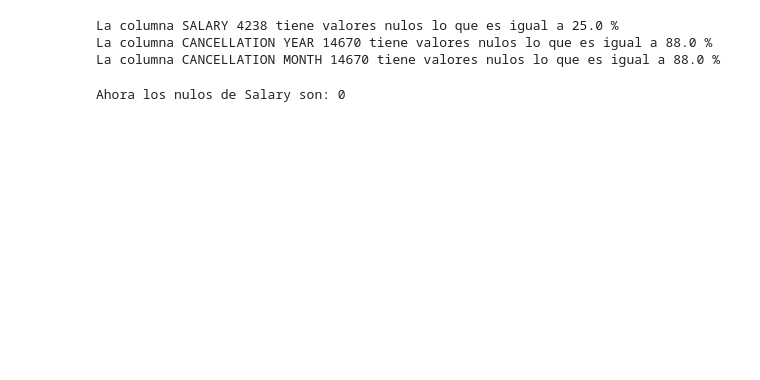
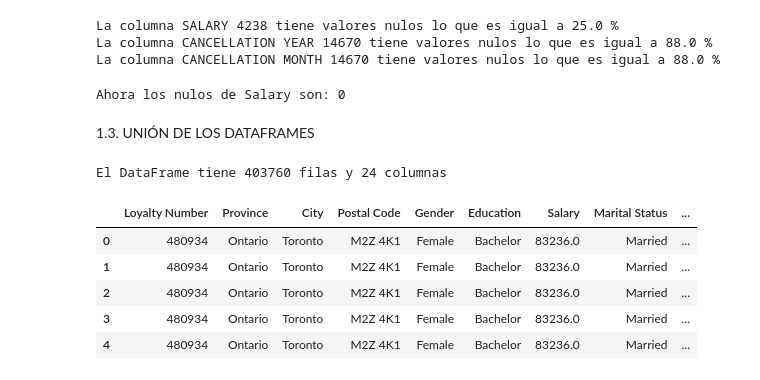
Before and after one commit to Adalab/bda-modulo-3-evaluacion-final-Aniitaa7, a Jupyter notebook: Fase-1_Exploración_Limpieza.ipynb, the cells around one changed output. Saved outputs shown, nothing was run; the diff lists cells and outputs as text; code cells hidden in the pictures; blank space fills up the shorter version.

```diff
--- a/Fase-1_Exploración_Limpieza.ipynb
+++ b/Fase-1_Exploración_Limpieza.ipynb
@@ -522,0 +561,8 @@ customer_total.to_csv('Customer Limpio.csv', index = False)
+# %% [markdown]
+1.3. UNIÓN DE LOS DATAFRAMES
+# %%
+customer_flight_limpio  = pd.read_csv('Customer Flight Limpio.csv')
+customer_info_limpio = pd.read_csv('Customer Loyalty Limpio.csv')
+# %%
+# Se usa el merge copn la columna en común que tienen
+customer_total_limpio = customer_info_limpio.merge(customer_flight_limpio, how = 'inner', on = 'Loyalty Number')
@@ -522,0 +573,17 @@ customer_total.to_csv('Customer Limpio.csv', index = False)
+# %%
+# Se muestran las filas y columnas totales
+
+print(f'El DataFrame tiene {customer_total_limpio.shape[0]} filas y {customer_total_limpio.shape[1]} columnas')
+# %% [output]
+El DataFrame tiene 403760 filas y 24 columnas
+# %%
+# Se muestran las 5 primeras filas
+
+customer_total_limpio.head()
+# %% [output]
+|  | Loyalty Number | Province | City | Postal Code | Gender | Education | Salary | Marital Status | ... |
+| 0 | 480934 | Ontario | Toronto | M2Z 4K1 | Female | Bachelor | 83236.0 | Married | ... |
+| 1 | 480934 | Ontario | Toronto | M2Z 4K1 | Female | Bachelor | 83236.0 | Married | ... |
+| 2 | 480934 | Ontario | Toronto | M2Z 4K1 | Female | Bachelor | 83236.0 | Married | ... |
+| 3 | 480934 | Ontario | Toronto | M2Z 4K1 | Female | Bachelor | 83236.0 | Married | ... |
+| 4 | 480934 | Ontario | Toronto | M2Z 4K1 | Female | Bachelor | 83236.0 | Married | ... |
```
Also changed, not shown: parts of 26 cells of this notebook, 4 other files.
